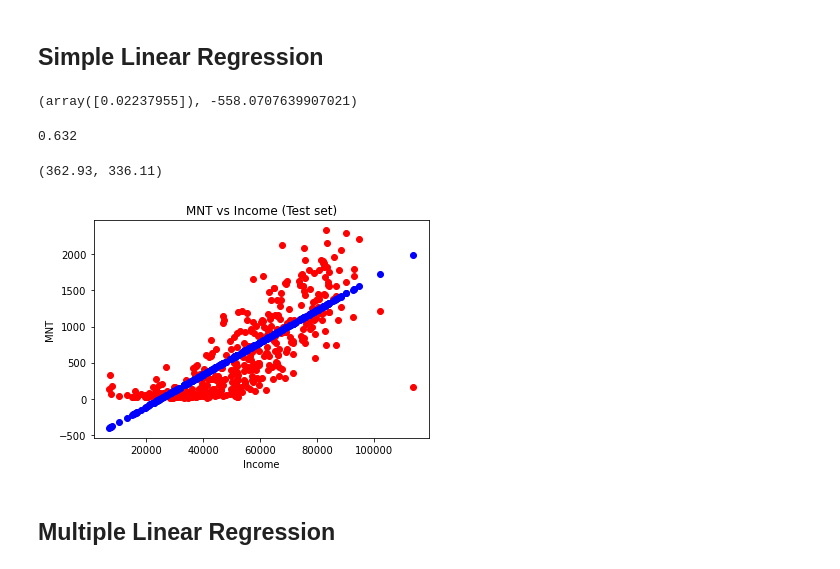
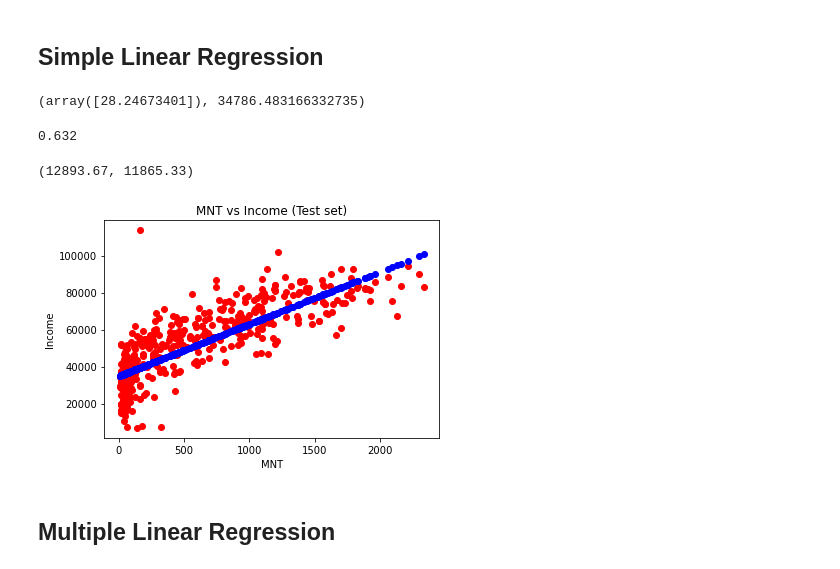
Before and after one commit to mariialitvina/Uni_tasks_ML, a Jupyter notebook: 02 Linear Regression.ipynb, the cells around one changed output. Saved outputs shown, nothing was run; the diff lists cells and outputs as text; code cells hidden in the pictures.

Commit message:
part 2 Linear Regression

```diff
--- a/02 Linear Regression.ipynb
+++ b/02 Linear Regression.ipynb
@@ -40,14 +45,14 @@ plt.show()
 # %%
 # Splitting the dataset into the Training set and Test set
-X = df.iloc[:, :-1]
-y = df['MNT']
+X = df.iloc[:, [0,5,7,8,10,11]]
+y = df['Income']
 from sklearn.model_selection import train_test_split
 X_train, X_test, y_train, y_test = train_test_split(X, y, test_size=0.2, random_state=10)
 # %% [markdown]
 ## Simple Linear Regression
 # %%
-# Fitting Simple Linear Regression to the Training set (M2)
-f1 = ['Income']
+# Fitting Simple Linear Regression to the Training set Income from MNT
+f1 = ['MNT']
 
 from sklearn.linear_model import LinearRegression
 sr = LinearRegression().fit(X_train[f1], y_train)
@@ -55,7 +60,7 @@ sr = LinearRegression().fit(X_train[f1], y_train)
 # Getting parameters
 sr.coef_, sr.intercept_
 # %% [output]
-(array([0.02237955]), -558.0707639907021)
+(array([28.24673401]), 34786.483166332735)
 # %%
 
 # Predicting the Test set results
@@ -70,17 +75,17 @@ sr.score(X_train[f1], y_train).round(3)
 from sklearn.metrics import mean_squared_error
 mean_squared_error(y_train, sr.predict(X_train[f1]), squared=False).round(2), mean_squared_error(y_test, y_pred, squared=False).round(2)
 # %% [output]
-(362.93, 336.11)
+(12893.67, 11865.33)
 # %%
 # Visualising the Test set results
-plt.scatter(X_test['Income'], y_test, color = 'red')
-plt.plot(X_test['Income'], sr.predict(X_test[f1]), 'bo')
+plt.scatter(X_test['MNT'], y_test, color = 'red')
+plt.plot(X_test['MNT'], sr.predict(X_test[f1]), 'bo')
 plt.title('MNT vs Income (Test set)')
-plt.xlabel('Income')
-plt.ylabel('MNT')
+plt.xlabel('MNT')
+plt.ylabel('Income')
 plt.show()
 # %% [output]
-[figure, old version]
+[figure, new version]
 # %% [markdown]
 ## Multiple Linear Regression
 # %%
```
Also changed, not shown: parts of 26 cells of this notebook, 3 other files.
